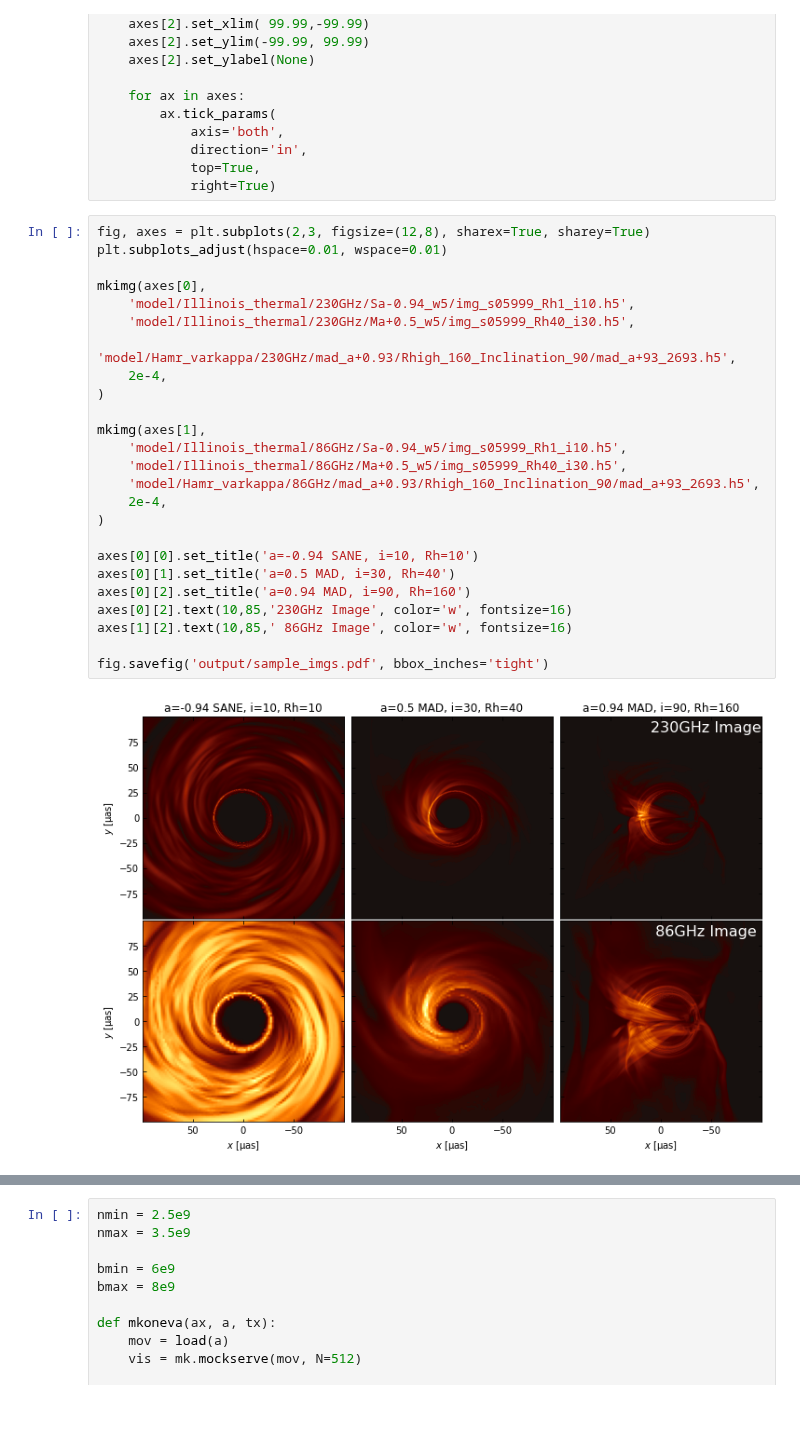
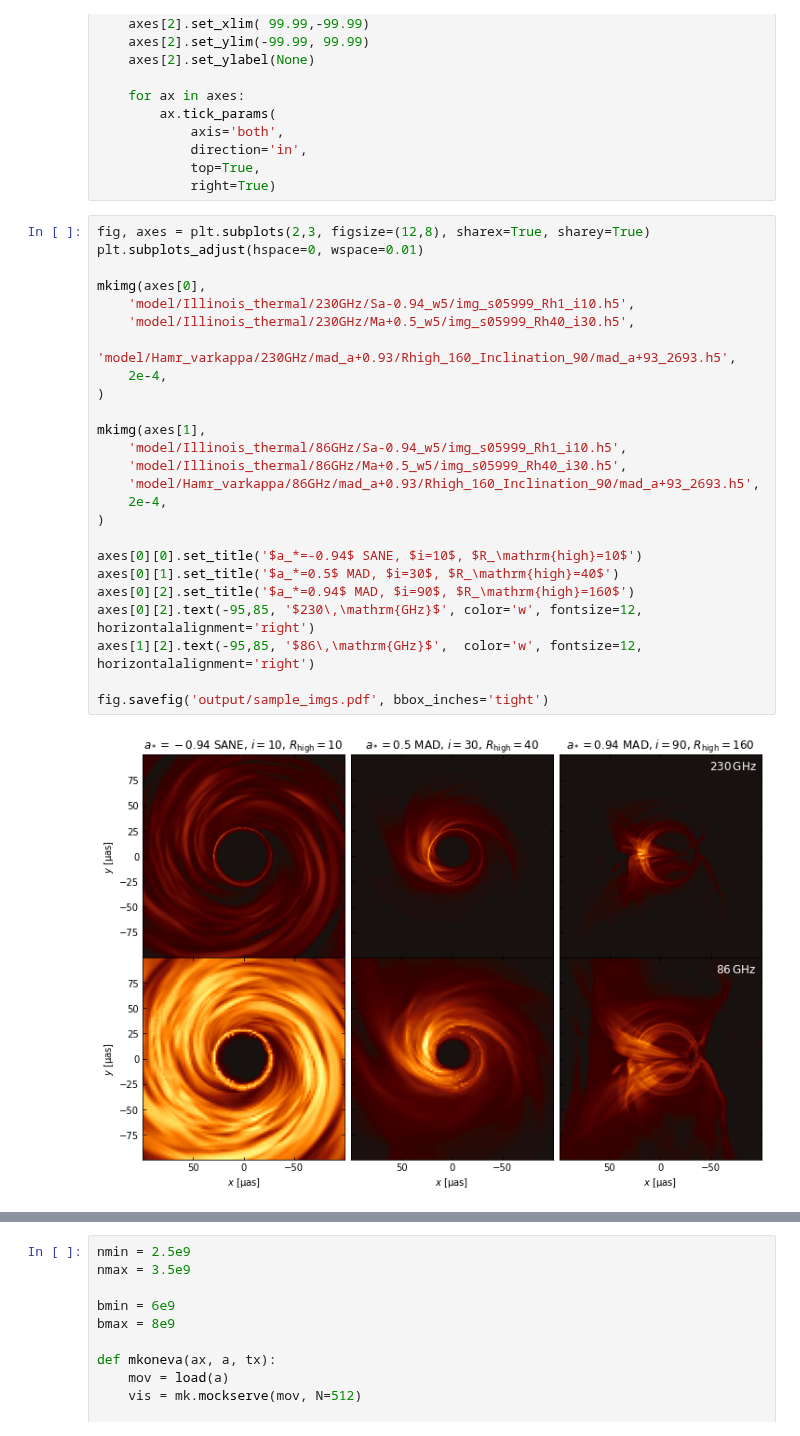
Before and after one commit to eventhorizontelescope/2017_sgra_paper5, a Jupyter notebook: output_sample.ipynb, the cells around one changed output, grey strips where cells are left out. Cells and saved outputs as stored; diff of their text form; blank space fills up the shorter version.

```diff
--- a/output_sample.ipynb
+++ b/output_sample.ipynb
@@ -80,31 +80,31 @@ def mkimg(axes, a, b, c, vmax):
             right=True)
 # %%
 fig, axes = plt.subplots(2,3, figsize=(12,8), sharex=True, sharey=True)
-plt.subplots_adjust(hspace=0.01, wspace=0.01)
+plt.subplots_adjust(hspace=0, wspace=0.01)
 
 mkimg(axes[0],
     'model/Illinois_thermal/230GHz/Sa-0.94_w5/img_s05999_Rh1_i10.h5',
     'model/Illinois_thermal/230GHz/Ma+0.5_w5/img_s05999_Rh40_i30.h5',
     'model/Hamr_varkappa/230GHz/mad_a+0.93/Rhigh_160_Inclination_90/mad_a+93_2693.h5',
     2e-4,
 )
 
 mkimg(axes[1],
     'model/Illinois_thermal/86GHz/Sa-0.94_w5/img_s05999_Rh1_i10.h5',
     'model/Illinois_thermal/86GHz/Ma+0.5_w5/img_s05999_Rh40_i30.h5',
     'model/Hamr_varkappa/86GHz/mad_a+0.93/Rhigh_160_Inclination_90/mad_a+93_2693.h5',
     2e-4,
 )
 
-axes[0][0].set_title('a=-0.94 SANE, i=10, Rh=10')
-axes[0][1].set_title('a=0.5 MAD, i=30, Rh=40')
-axes[0][2].set_title('a=0.94 MAD, i=90, Rh=160')
-axes[0][2].text(10,85,'230GHz Image', color='w', fontsize=16)
-axes[1][2].text(10,85,' 86GHz Image', color='w', fontsize=16)
+axes[0][0].set_title('$a_*=-0.94$ SANE, $i=10$, $R_\mathrm{high}=10$')
+axes[0][1].set_title('$a_*=0.5$ MAD, $i=30$, $R_\mathrm{high}=40$')
+axes[0][2].set_title('$a_*=0.94$ MAD, $i=90$, $R_\mathrm{high}=160$')
+axes[0][2].text(-95,85, '$230\,\mathrm{GHz}$', color='w', fontsize=12, horizontalalignment='right')
+axes[1][2].text(-95,85, '$86\,\mathrm{GHz}$',  color='w', fontsize=12, horizontalalignment='right')
 
 fig.savefig('output/sample_imgs.pdf', bbox_inches='tight')
 # %% [output]
-[figure, old version]
+[figure, new version]
 # %%
 def mksed(a, at, b, bt, c, ct, out):
     fig, axes = plt.subplots(1, 3, figsize=(12,4.8), sharey=True)
```
Also changed, not shown: parts of 4 cells of this notebook, 5 other files.
